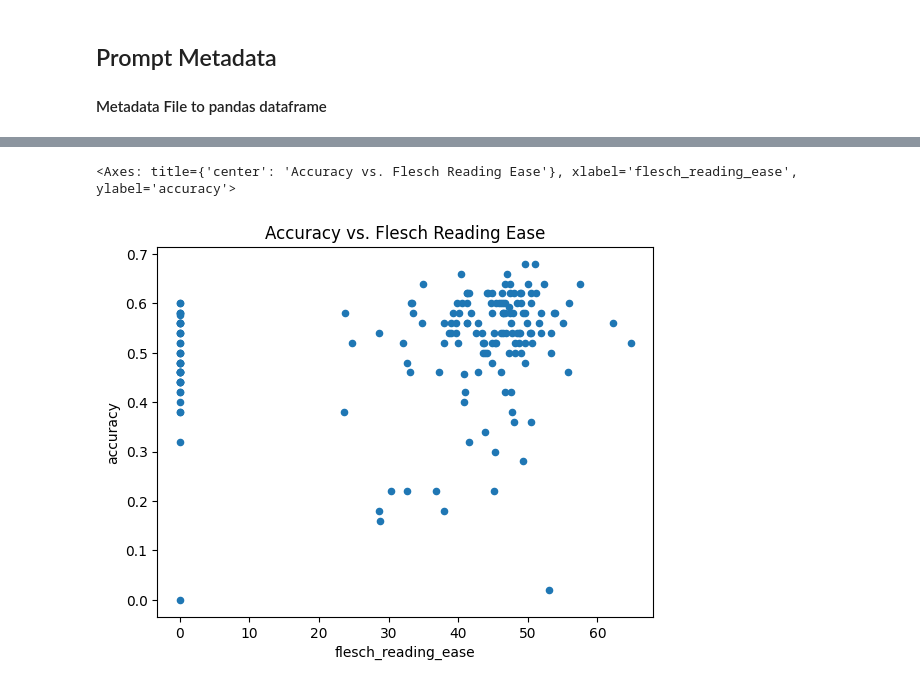
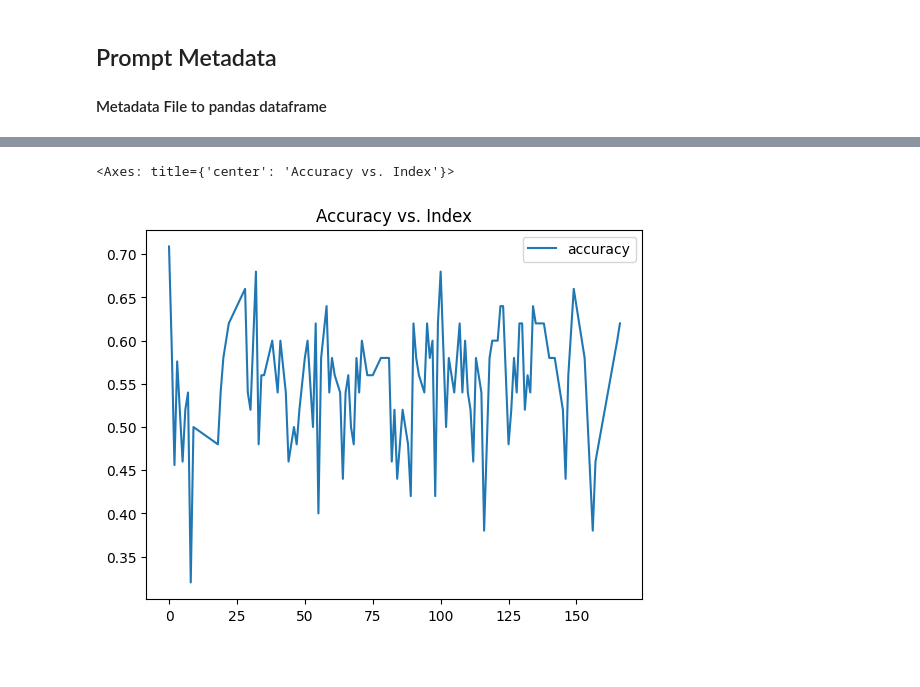
Before and after one commit to lukasvoege/ZeroShot-step-by-step-distillation, a Jupyter notebook: analytics.ipynb, the cells around one changed output, grey strips where cells are left out. Saved outputs shown, nothing was run; the diff lists cells and outputs as text; code cells hidden in the pictures; blank space fills up the shorter version.

```diff
--- a/analytics.ipynb
+++ b/analytics.ipynb
@@ -15,0 +27,23 @@ meta_df = pd.DataFrame.from_dict(metadata, orient='index')
+# %%
+evaluator = TeacherResponseEvaluator("anli1")
+
+label_eval = evaluator.get_label_accuracy(split="train", parsed_responses=parsed_responses)
+rationale_eval = evaluator.get_explanation_characteristics(parsed_responses=parsed_responses)
+# %%
+palm_eval = {"accuracy": label_eval[0],
+             "n_correct": label_eval[1],
+             "n_wrong": label_eval[2],
+             "n_none_responses": rationale_eval[0],
+             "total_responses": rationale_eval[1],
+             "total_length_of_explanations": rationale_eval[2],
+             "total_number_of_sentences": rationale_eval[3],
+             "total_number_of_words": rationale_eval[4],
+             "flesch_reading_ease": rationale_eval[5],
+             "avg_len_of_explanations": rationale_eval[2] / rationale_eval[1],
+             "avg_nr_of_sentences": rationale_eval[3] / rationale_eval[1],
+             "avg_nr_of_words": rationale_eval[4] / rationale_eval[1],
+             "n_parse_errors": 0,
+             }
+# %%
+# insert PALM evaluation into metadata dataframe with index 0
+meta_df = pd.concat([pd.DataFrame(palm_eval, index=[0]), meta_df])
@@ -16,3 +52,6 @@ meta_df = pd.DataFrame.from_dict(metadata, orient='index')
+# %%
+# add column with explanation rate = total responses / (n_correct + n_wrong)
+meta_df["explanation_rate"] = meta_df["total_responses"] / (meta_df["n_correct"] + meta_df["n_wrong"])
 # %%
 meta_df.head()
 # %% [output]
@@ -30,6 +105,6 @@ meta_df["flesch_reading_ease"].plot.hist(bins=20, title="Flesch Reading Ease")
 # %%
-# scatter plots of accuracy vs. flesch reading ease
-meta_df.plot.scatter(x="flesch_reading_ease", y="accuracy", title="Accuracy vs. Flesch Reading Ease")
+# line plot of accuracy vs index, filtered by n_parse_errors < 10
+meta_df[meta_df["n_parse_errors"] < 1].plot.line(y="accuracy", title="Accuracy vs. Index")
 # %% [output]
-<Axes: title={'center': 'Accuracy vs. Flesch Reading Ease'}, xlabel='flesch_reading_ease', ylabel='accuracy'>
+<Axes: title={'center': 'Accuracy vs. Index'}>
-[figure, old version]
+[figure, new version]
```
Also changed, not shown: parts of 14 cells of this notebook, 4 other files.
